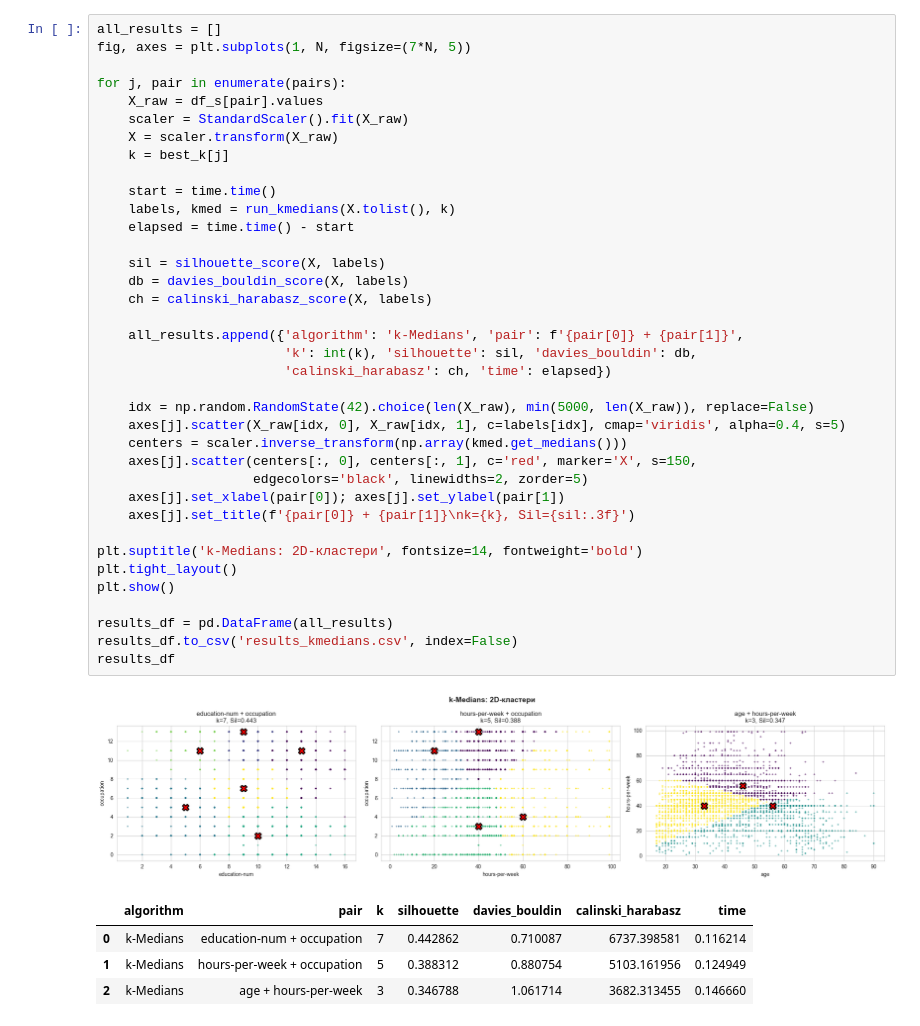
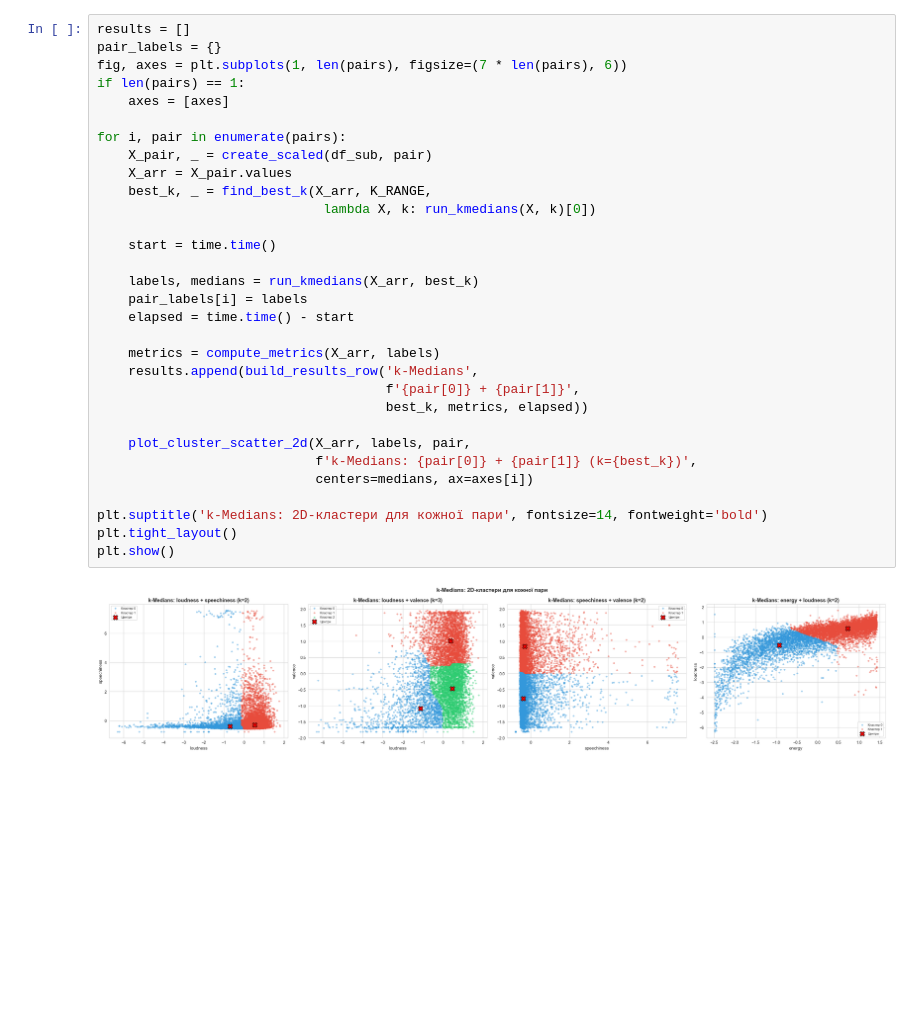
Before and after one commit to DenAst17/Lab2-Data-Mining-2026, a Jupyter notebook: 05_kmedians.ipynb, the cells around one changed output. Saved outputs shown, nothing was run; the diff lists cells and outputs as text; blank space fills up the shorter version.

Commit message:
feat: dataset and clustering improvements

```diff
--- a/05_kmedians.ipynb
+++ b/05_kmedians.ipynb
@@ -74,43 +66,33 @@ age + hours-per-week: k = 3
-# %%
-all_results = []
-fig, axes = plt.subplots(1, N, figsize=(7*N, 5))
-
-for j, pair in enumerate(pairs):
-    X_raw = df_s[pair].values
-    scaler = StandardScaler().fit(X_raw)
-    X = scaler.transform(X_raw)
-    k = best_k[j]
-
-    start = time.time()
-    labels, kmed = run_kmedians(X.tolist(), k)
-    elapsed = time.time() - start
-
-    sil = silhouette_score(X, labels)
-    db = davies_bouldin_score(X, labels)
-    ch = calinski_harabasz_score(X, labels)
-
-    all_results.append({'algorithm': 'k-Medians', 'pair': f'{pair[0]} + {pair[1]}',
-                        'k': int(k), 'silhouette': sil, 'davies_bouldin': db,
-                        'calinski_harabasz': ch, 'time': elapsed})
-
-    idx = np.random.RandomState(42).choice(len(X_raw), min(5000, len(X_raw)), replace=False)
-    axes[j].scatter(X_raw[idx, 0], X_raw[idx, 1], c=labels[idx], cmap='viridis', alpha=0.4, s=5)
-    centers = scaler.inverse_transform(np.array(kmed.get_medians()))
-    axes[j].scatter(centers[:, 0], centers[:, 1], c='red', marker='X', s=150,
-                    edgecolors='black', linewidths=2, zorder=5)
-    axes[j].set_xlabel(pair[0]); axes[j].set_ylabel(pair[1])
-    axes[j].set_title(f'{pair[0]} + {pair[1]}\nk={k}, Sil={sil:.3f}')
-
-plt.suptitle('k-Medians: 2D-кластери', fontsize=14, fontweight='bold')
-plt.tight_layout()
-plt.show()
-
-results_df = pd.DataFrame(all_results)
-results_df.to_csv('results_kmedians.csv', index=False)
-results_df
-# %% [output]
-[figure, removed]
-|  | algorithm | pair | k | silhouette | davies_bouldin | calinski_harabasz | time |
-| 0 | k-Medians | education-num + occupation | 7 | 0.442862 | 0.710087 | 6737.398581 | 0.116214 |
-| 1 | k-Medians | hours-per-week + occupation | 5 | 0.388312 | 0.880754 | 5103.161956 | 0.124949 |
-| 2 | k-Medians | age + hours-per-week | 3 | 0.346788 | 1.061714 | 3682.313455 | 0.146660 |
+# %%
+results = []
+pair_labels = {}
+fig, axes = plt.subplots(1, len(pairs), figsize=(7 * len(pairs), 6))
+if len(pairs) == 1:
+    axes = [axes]
+
+for i, pair in enumerate(pairs):
+    X_pair, _ = create_scaled(df_sub, pair)
+    X_arr = X_pair.values
+    best_k, _ = find_best_k(X_arr, K_RANGE,
+                             lambda X, k: run_kmedians(X, k)[0])
+
+    start = time.time()
+
+    labels, medians = run_kmedians(X_arr, best_k)
+    pair_labels[i] = labels
+    elapsed = time.time() - start
+
+    metrics = compute_metrics(X_arr, labels)
+    results.append(build_results_row('k-Medians',
+                                     f'{pair[0]} + {pair[1]}',
+                                     best_k, metrics, elapsed))
+
+    plot_cluster_scatter_2d(X_arr, labels, pair,
+                            f'k-Medians: {pair[0]} + {pair[1]} (k={best_k})',
+                            centers=medians, ax=axes[i])
+
+plt.suptitle('k-Medians: 2D-кластери для кожної пари', fontsize=14, fontweight='bold')
+plt.tight_layout()
+plt.show()
+# %% [output]
+[figure, added]
```
Also changed, not shown: parts of 12 cells of this notebook, 38 other files.
